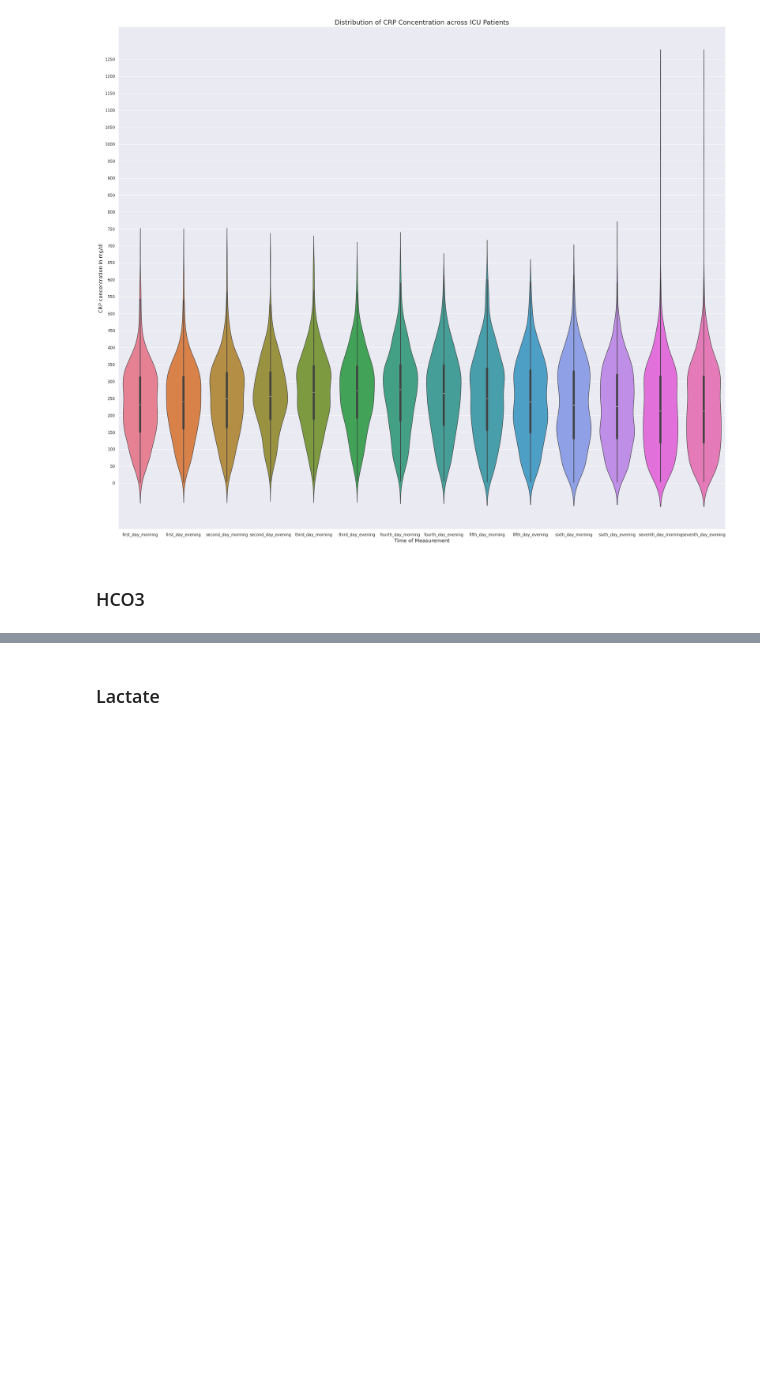
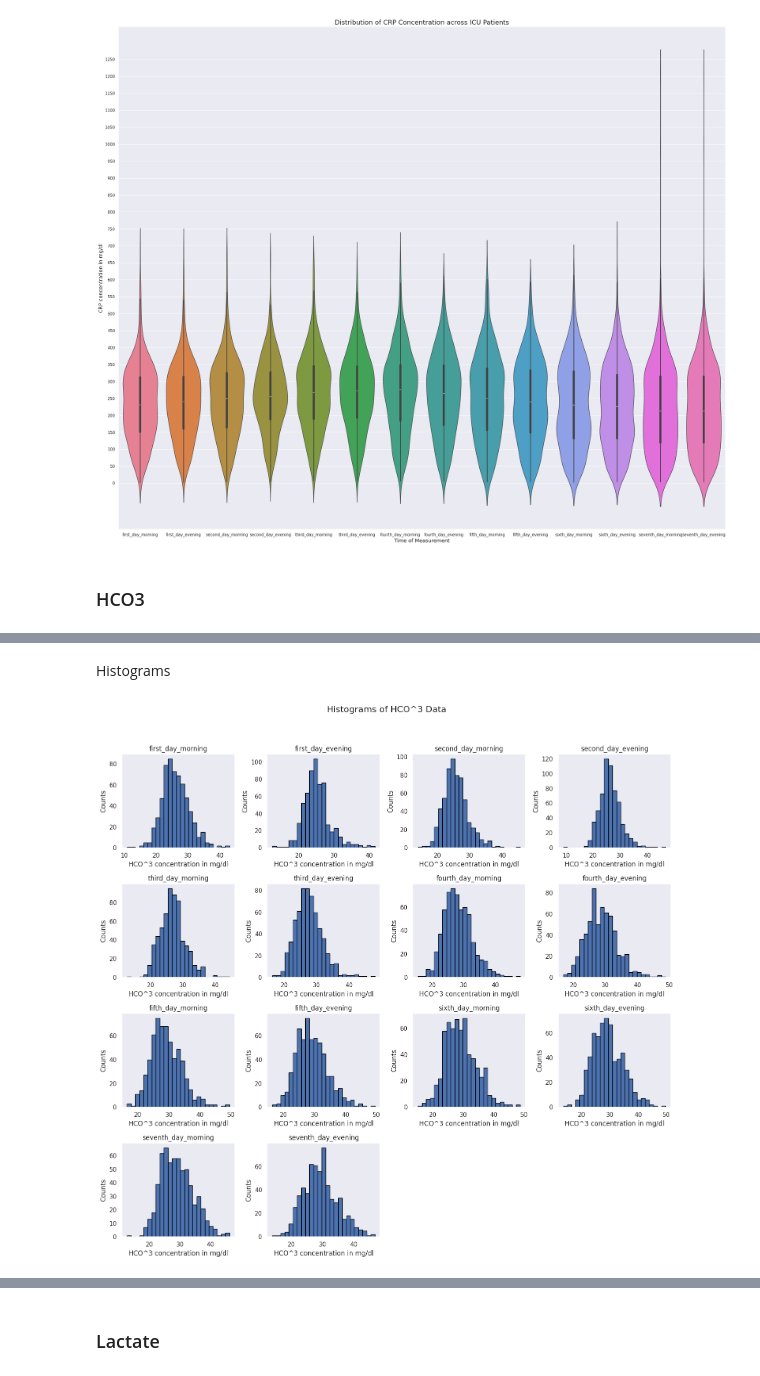
Before and after one commit to LauraBMueller/LauraBMueller, a Jupyter notebook: 20240726_bt712464_LauraMueller.ipynb, the cells around one changed output, grey strips where cells are left out. Drawn from its saved outputs; the diff is of its cells as text; code cells hidden in the pictures; blank space fills up the shorter version.

```diff
--- a/20240726_bt712464_LauraMueller.ipynb
+++ b/20240726_bt712464_LauraMueller.ipynb
@@ -786,0 +780,19 @@ SyntaxError: invalid decimal literal (<ipython-input-83-5ddaa9626fdd>, line 1)
+# %%
+# Load hco3 DataFrame
+hco3 = pd.read_csv('/content/drive/MyDrive/CovidICU/HCO^-3.csv')
+# %% [markdown]
+Histograms
+# %%
+# Plot histograms for each column
+hco3.hist(figsize=(15, 15), bins=25, edgecolor='black', grid=False)
+
+# Setting x and y labels for each subplot
+plt.suptitle('Histograms of HCO^3 Data', fontsize=16)  # Suptitle for the entire figure
+for ax in plt.gcf().axes:
+    ax.set_xlabel('HCO^3 concentration in mg/dl')
+    ax.set_ylabel('Counts')
+
+plt.tight_layout(rect=[0, 0.03, 1, 0.95])  # Adjust layout to fit the suptitle
+plt.show()
+# %% [output]
+[figure, added]
```
Also changed, not shown: parts of 14 cells of this notebook.
